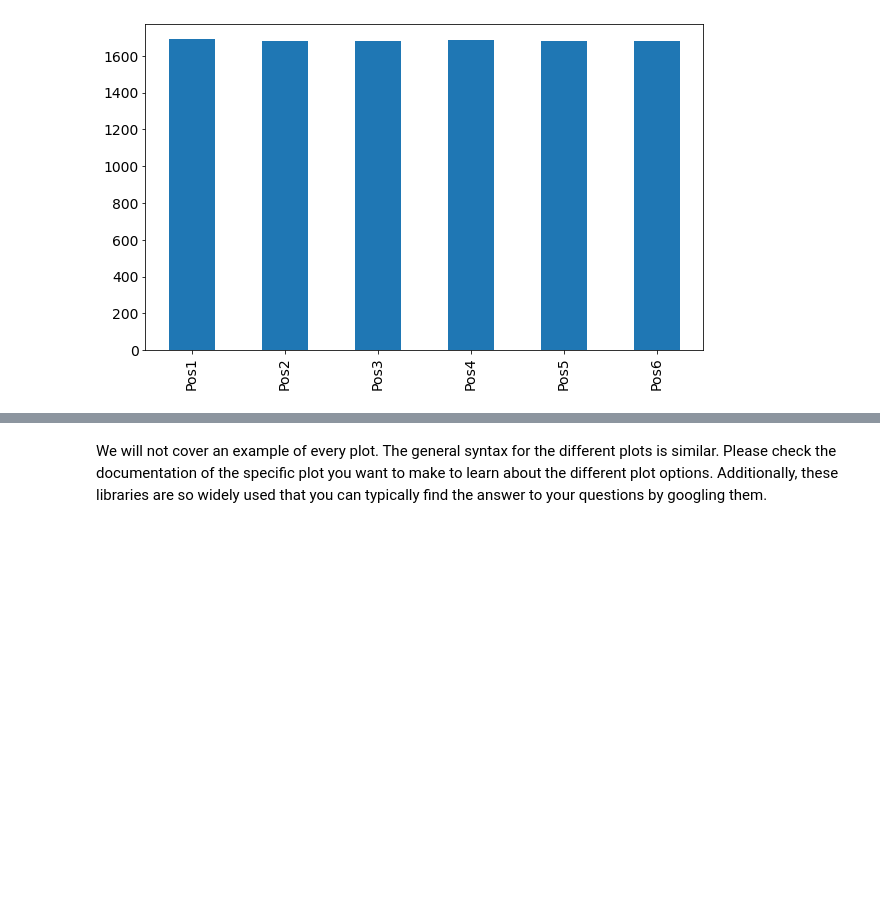
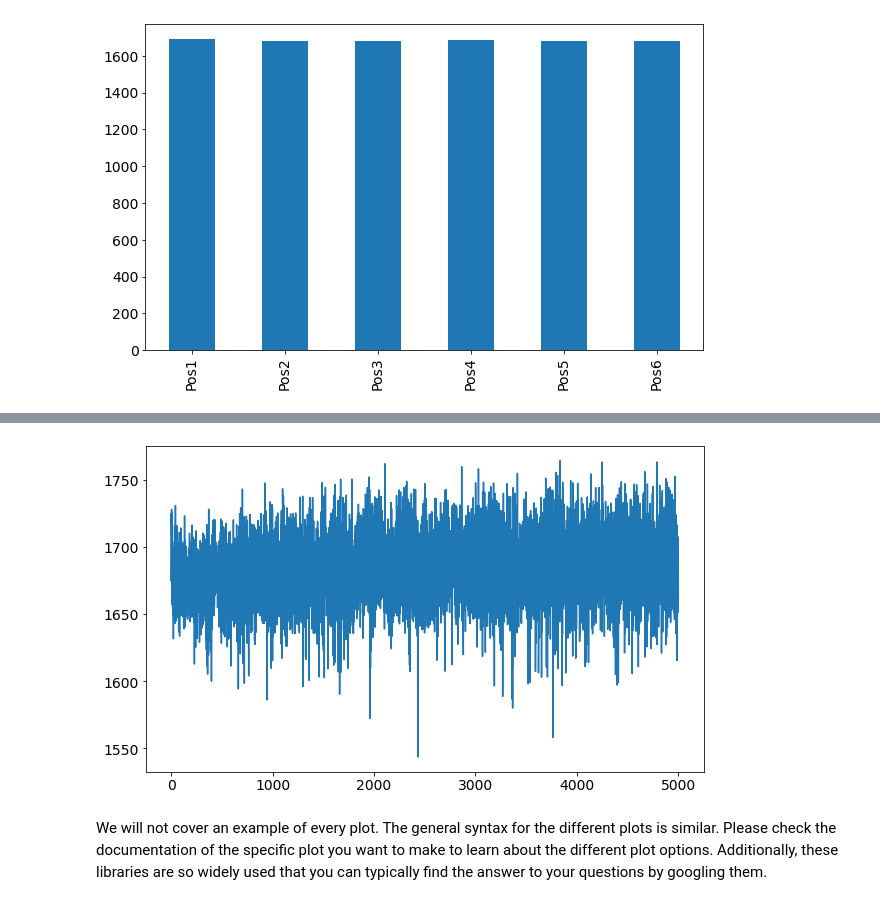
Before and after one commit to DalleAveLab/MATLS3J03-2021, a Jupyter notebook: ReadingDataandPlotting/ReadingDataAndPlotting.ipynb, the cells around one changed output, grey strips where cells are left out. Cells and saved outputs as stored; diff of their text form; code cells hidden in the pictures; blank space fills up the shorter version.

```diff
--- a/ReadingDataandPlotting/ReadingDataAndPlotting.ipynb
+++ b/ReadingDataandPlotting/ReadingDataAndPlotting.ipynb
@@ -223,2 +264,7 @@ plt.show()
+# %%
+ax = boards_no_time.mean(axis=1).plot()
+plt.show()
+# %% [output]
+[figure, added]
 # %% [markdown]
 We will not cover an example of every plot. The general syntax for the different plots is similar. Please check the documentation of the specific plot you want to make to learn about the different plot options. Additionally, these libraries are so widely used that you can typically find the answer to your questions by googling them.
```
Also changed, not shown: parts of 11 cells of this notebook, 2 other files.
